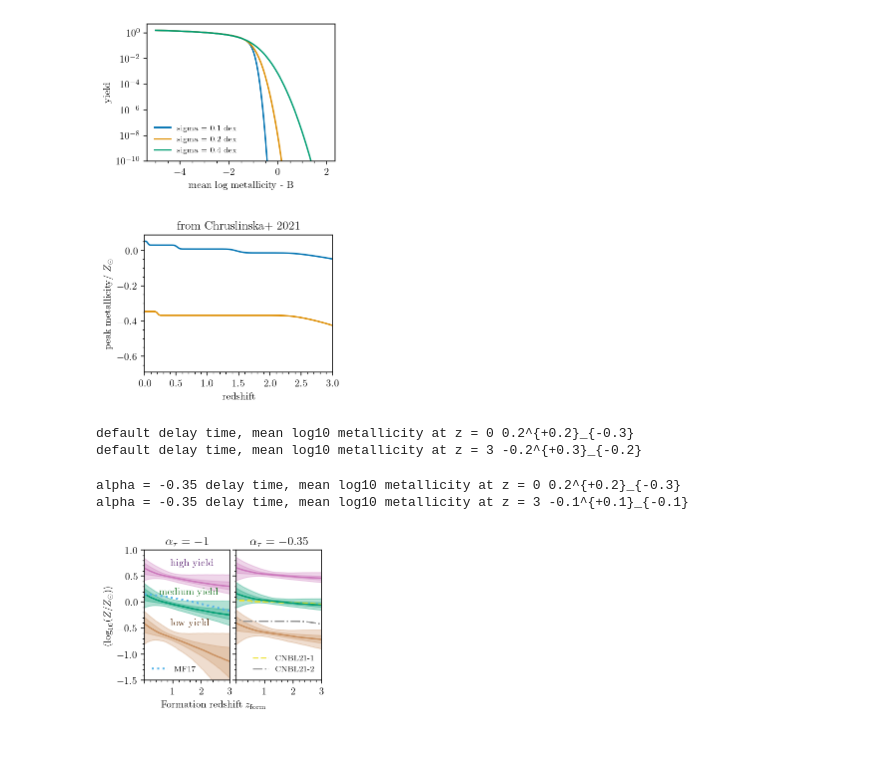
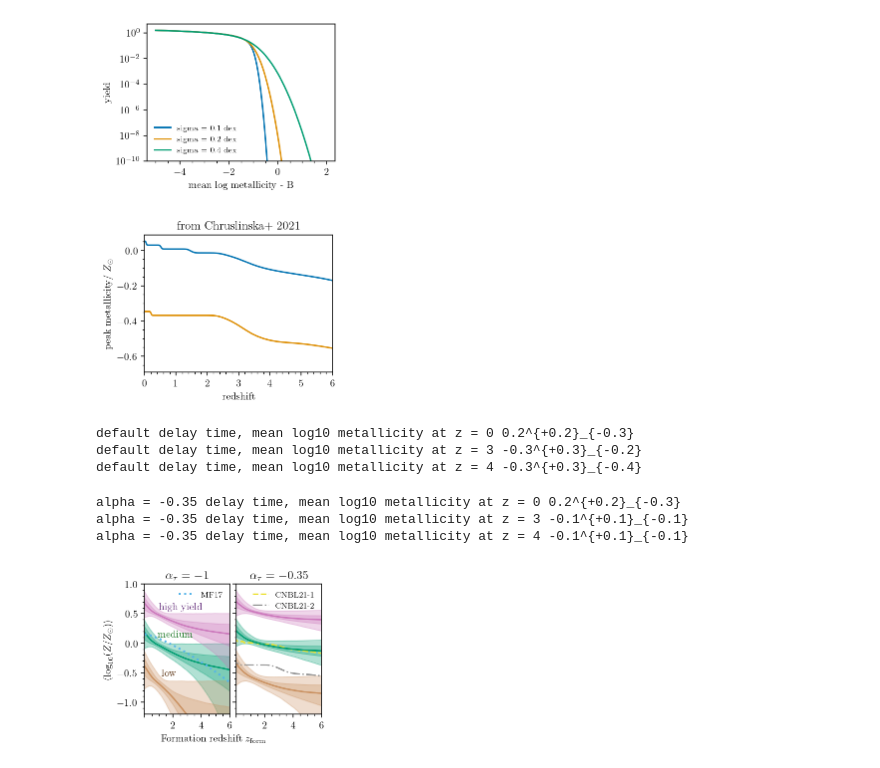
Before and after one commit to mfishbach/oldest-black-holes, a Jupyter notebook: OldestBlackHoles_Paper_Plots.ipynb, the cells around one changed output. Cells and saved outputs as stored; diff of their text form; code cells hidden in the pictures.

```diff
--- a/OldestBlackHoles_Paper_Plots.ipynb
+++ b/OldestBlackHoles_Paper_Plots.ipynb
@@ -267,27 +283,5 @@ we have observed at least one event with z >  3.205001473426819 with 90\% credib
 # %% [markdown]
 ### Formation rate as a function of redshift inference
-# %%
-tmin = 10
-alpha = -1
-
-with h5py.File(f"formation_rate_hypersamples_plusgrid_tmin{tmin}_al{-alpha}.h5", 'r') as inp:
-    Rfs = np.array(inp["Rf_posterior"])
-    Rfs_prior = np.array(inp["Rf_prior"])
-    tL_forms = np.array(inp["tL_forms"])
-    loglikes = np.array(inp["log_likelihood"])
-
-
-alpha = -0.35
-with h5py.File(f"formation_rate_hypersamples_plusgrid_tmin{tmin}_al{-alpha}.h5", 'r') as inp:
-    Rfs_al035 = np.array(inp["Rf_posterior"])
-    Rfs_prior_al035 = np.array(inp["Rf_prior"])
-    loglikes_al035 = np.array(inp["log_likelihood"])
-
-alpha = -0.7
-with h5py.File(f"formation_rate_hypersamples_plusgrid_tmin{tmin}_al{-alpha}.h5", 'r') as inp:
-    Rfs_al07 = np.array(inp["Rf_posterior"])
-    Rfs_prior_al07 = np.array(inp["Rf_prior"])
-    loglikes_al07 = np.array(inp["log_likelihood"])
 # %%
 plt.hist(loglikes, histtype = 'step', density = True)
 plt.hist(loglikes_al07, histtype = 'step', density = True)
@@ -520,11 +524,11 @@ plt.plot(z_plot, peakZ_Zsun_left)
 plt.plot(z_plot, peakZ_Zsun_right)
 plt.xlabel('redshift')
 plt.ylabel(r'peak metallicity/ $Z_\odot$')
-plt.xlim(0,3)
+plt.xlim(0,6)
 plt.title('from Chruslinska+ 2021')
 plt.show()
 # %% [output]
-[figure, old version]
+[figure, new version]
 # %%
 As = dict(medium = 3.5e-5, low = 1e-5, high = 6e-5) #medium, low and high efficiency
 Bs = dict(medium = 0.85, low = 0.4, high = 1.3)
@@ -540,17 +544,25 @@ print('default delay time, mean log10 metallicity at z = 0', plot_helper.median_
 
 z3_ind = np.arange(len(xs))[xs>=3][0]
 print('default delay time, mean log10 metallicity at z = 3', plot_helper.median_pm_symmetric(mean_Zs["default"]["medium"][:,z3_ind]))
+
+z4_ind = np.arange(len(xs))[xs>=4][0]
+print('default delay time, mean log10 metallicity at z = 4', plot_helper.median_pm_symmetric(mean_Zs["default"]["medium"][:,z4_ind]))
 # %% [output]
 default delay time, mean log10 metallicity at z = 0 0.2^{+0.2}_{-0.3}
-default delay time, mean log10 metallicity at z = 3 -0.2^{+0.3}_{-0.2}
+default delay time, mean log10 metallicity at z = 3 -0.3^{+0.3}_{-0.2}
+default delay time, mean log10 metallicity at z = 4 -0.3^{+0.3}_{-0.4}
 # %%
 print('alpha = -0.35 delay time, mean log10 metallicity at z = 0', plot_helper.median_pm_symmetric(mean_Zs["shallower"]["medium"][:,0]))
 
 z3_ind = np.arange(len(xs))[xs>=3][0]
 print('alpha = -0.35 delay time, mean log10 metallicity at z = 3', plot_helper.median_pm_symmetric(mean_Zs["shallower"]["medium"][:,z3_ind]))
+
+z4_ind = np.arange(len(xs))[xs>=4][0]
+print('alpha = -0.35 delay time, mean log10 metallicity at z = 4', plot_helper.median_pm_symmetric(mean_Zs["shallower"]["medium"][:,z4_ind]))
 # %% [output]
 alpha = -0.35 delay time, mean log10 metallicity at z = 0 0.2^{+0.2}_{-0.3}
 alpha = -0.35 delay time, mean log10 metallicity at z = 3 -0.1^{+0.1}_{-0.1}
+alpha = -0.35 delay time, mean log10 metallicity at z = 4 -0.1^{+0.1}_{-0.1}
 # %%
 fig, ax = plt.subplots(nrows = 1, ncols = 2, sharex = True, sharey = True)
 
@@ -569,41 +581,41 @@ for key_Z in As.keys():
 
 logZ_of_z_mean = 0.153 - 0.074 * xs**1.34 #logmean metallicity as a function of redshift from Madau & Fragos 2017
 
 ax[0].plot(xs, logZ_of_z_mean, ls = ':', linewidth = 2.0, color = sns.color_palette()[9], label = 'MF17')
 ax[1].plot(z_plot, peakZ_Zsun_left, ls = '--', color = sns.color_palette()[8], label = 'CNBL21-1')
 ax[1].plot(z_plot, peakZ_Zsun_right, ls = '-.', color = sns.color_palette()[7], label = 'CNBL21-2')
 
 
 
 
-ax[0].set_xlim(0,3)
-ax[0].set_ylim(-1.5, 1)
+ax[0].set_xlim(0,6)
+ax[0].set_ylim(-1.2, 1)
 
 #ax[0].set_xlabel('Formation redshift $z_\mathrm{form}$')
 ax[0].set_ylabel(r'$\langle \log_{10}(Z/Z_\odot) \rangle$')
 
 ax[0].set_title(r'$\alpha_\tau = -1$')
 
 ax[1].set_title(r'$\alpha_\tau = -0.35$')
 
 for key_Z in As.keys():
     plot_helper.plot_bands(ax[1], xs, mean_Zs["shallower"][key_Z], color = cs[key_Z])
 
 
-ax[0].annotate(text = "high yield", xy = (0.9, 0.7), color = cs_dark["high"])
-ax[0].annotate(text = "medium yield", xy = (0.5, 0.15), color = cs_dark["medium"])
-ax[0].annotate(text = "low yield", xy = (0.9, -0.45), color = cs_dark["low"])
+ax[0].annotate(text = "high yield", xy = (1, 0.57), color = cs_dark["high"])
+ax[0].annotate(text = "medium", xy = (0.9, 0.11), color = cs_dark["medium"])
+ax[0].annotate(text = "low", xy = (1.2, -0.55), color = cs_dark["low"])
 
-ax[0].legend(loc = 'lower left')
-ax[1].legend(loc = 'lower right')
+ax[0].legend(loc = 'upper right')
+ax[1].legend(loc = 'upper right')
 
-ax[1].set_xticks([0,1,2,3], labels = ['','1','2','3'])
+ax[1].set_xticks([0,2,4,6], labels = ['','2', '4', '6'])
 
 fig.text(0.5, -0.001, 'Formation redshift $z_\mathrm{form}$', ha = 'center')
 
 plt.tight_layout(w_pad = 0.05)
 
-#plt.savefig("figures/meanZvz_2panel.pdf", bbox_inches = 'tight')
-#plt.savefig("figures/meanZvz_2panel.png", dpi = 300, bbox_inches = 'tight')
+plt.savefig("figures/meanZvz_2panel.pdf", bbox_inches = 'tight')
+plt.savefig("figures/meanZvz_2panel.png", dpi = 300, bbox_inches = 'tight')
 # %% [output]
-[figure, old version]
+[figure, new version]
```
Also changed, not shown: parts of 25 cells of this notebook, 5 other files.
